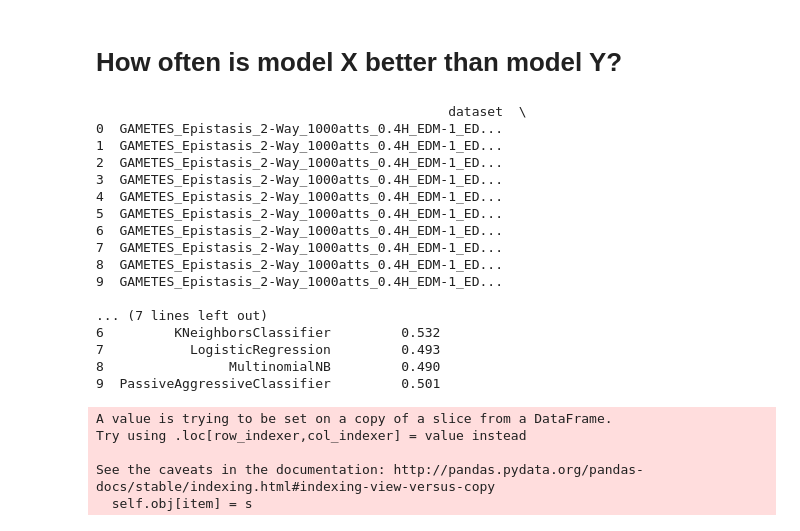
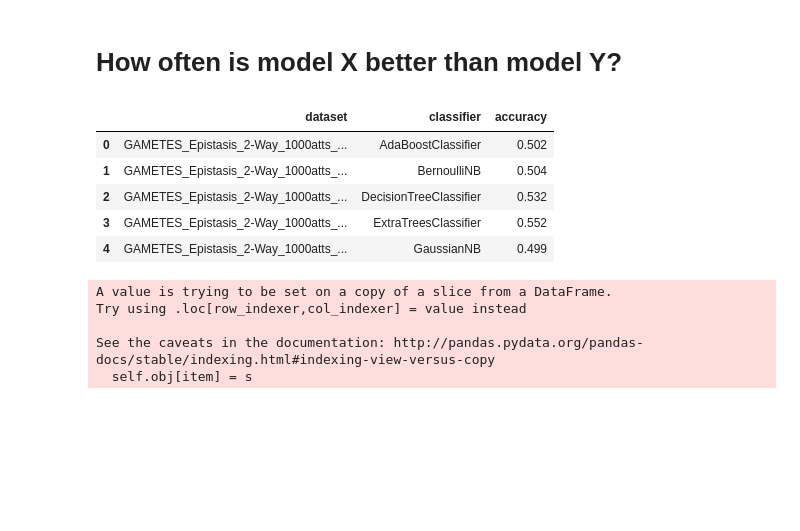
Before and after one commit to rhiever/sklearn-benchmarks, a Jupyter notebook: notebooks/analyze-sklearn-benchmark.ipynb, the cells around one changed output. Drawn from its saved outputs; the diff is of its cells as text; code cells hidden in the pictures; blank space fills up the shorter version.

```diff
--- a/notebooks/analyze-sklearn-benchmark.ipynb
+++ b/notebooks/analyze-sklearn-benchmark.ipynb
@@ -177,36 +177,24 @@ for model in sorted(model_average_ranks, key=model_average_ranks.get, reverse=Fa
 # %%
 import pandas as pd
 import pdb
 
 data = pd.read_csv('sklearn-benchmark5-data-edited.tsv.gz', sep='\t', names=['dataset',
                                                                      'classifier',
                                                                      'parameters',
                                                                      'accuracy',
                                                                      'macrof1',
                                                                      'bal_accuracy']).fillna('')
 
-data = data.groupby(['dataset','classifier'])['bal_accuracy'].max().reset_index()
-data['bal_accuracy'] = data['bal_accuracy'].apply(lambda x: round(x, 3))
-print(data[:10])
-# pdb.set_trace()
+data = data.groupby(['dataset','classifier'])['accuracy'].max().reset_index()
+data['accuracy'] = data['accuracy'].apply(lambda x: round(x, 3))
+data.head()
 # %% [output]
-                                             dataset  \
-0  GAMETES_Epistasis_2-Way_1000atts_0.4H_EDM-1_ED...
-1  GAMETES_Epistasis_2-Way_1000atts_0.4H_EDM-1_ED...
-2  GAMETES_Epistasis_2-Way_1000atts_0.4H_EDM-1_ED...
-3  GAMETES_Epistasis_2-Way_1000atts_0.4H_EDM-1_ED...
-4  GAMETES_Epistasis_2-Way_1000atts_0.4H_EDM-1_ED...
-5  GAMETES_Epistasis_2-Way_1000atts_0.4H_EDM-1_ED...
-6  GAMETES_Epistasis_2-Way_1000atts_0.4H_EDM-1_ED...
-7  GAMETES_Epistasis_2-Way_1000atts_0.4H_EDM-1_ED...
-8  GAMETES_Epistasis_2-Way_1000atts_0.4H_EDM-1_ED...
-9  GAMETES_Epistasis_2-Way_1000atts_0.4H_EDM-1_ED...
-
-... (7 lines left out)
-6         KNeighborsClassifier         0.532
-7           LogisticRegression         0.493
-8                MultinomialNB         0.490
-9  PassiveAggressiveClassifier         0.501
+|  | dataset | classifier | accuracy |
+| 0 | GAMETES_Epistasis_2-Way_1000atts_... | AdaBoostClassifier | 0.502 |
+| 1 | GAMETES_Epistasis_2-Way_1000atts_... | BernoulliNB | 0.504 |
+| 2 | GAMETES_Epistasis_2-Way_1000atts_... | DecisionTreeClassifier | 0.532 |
+| 3 | GAMETES_Epistasis_2-Way_1000atts_... | ExtraTreesClassifier | 0.552 |
+| 4 | GAMETES_Epistasis_2-Way_1000atts_... | GaussianNB | 0.499 |
 # %%
 from collections import defaultdict
 from tqdm import tqdm
```
Also changed, not shown: parts of 12 cells of this notebook, 1 other file.
